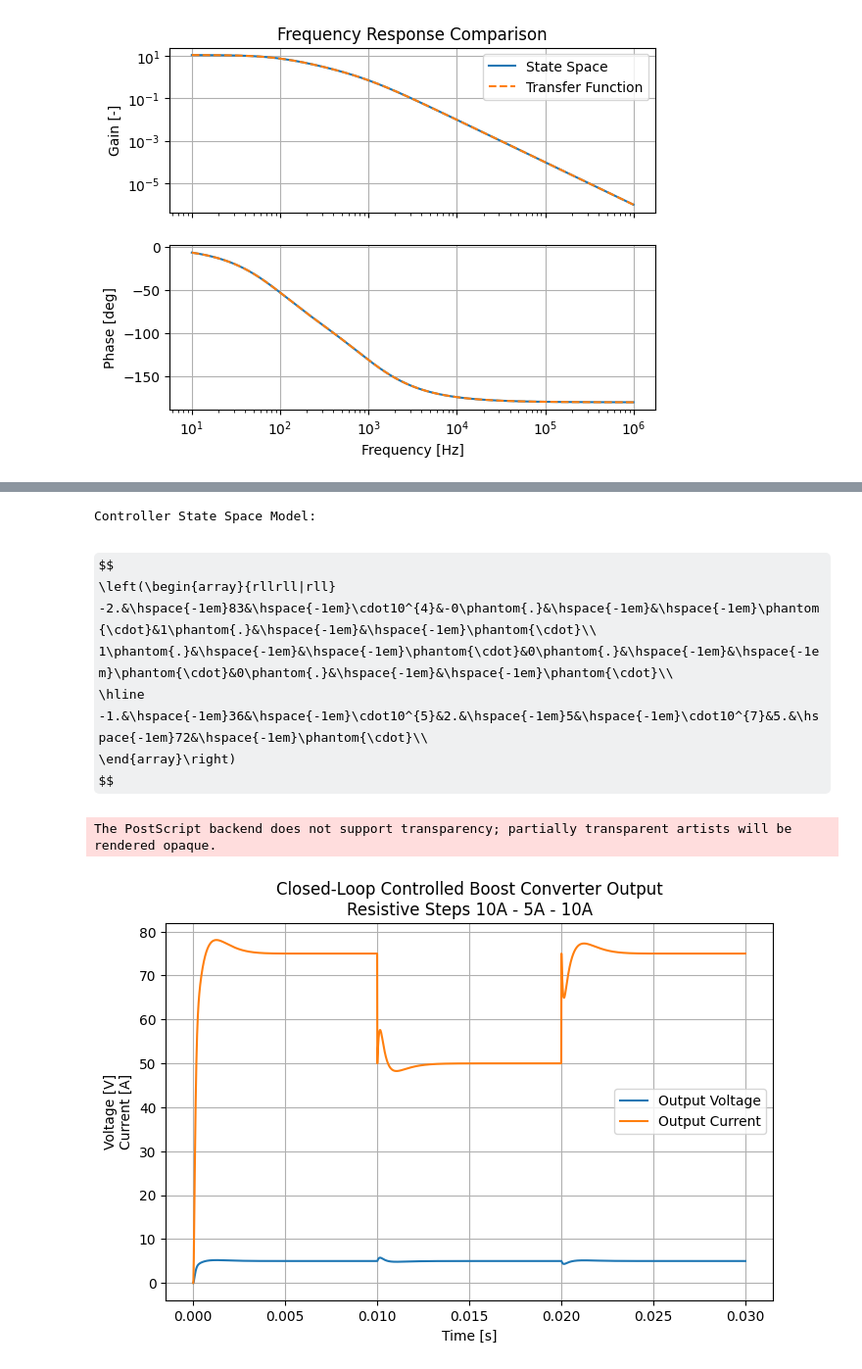
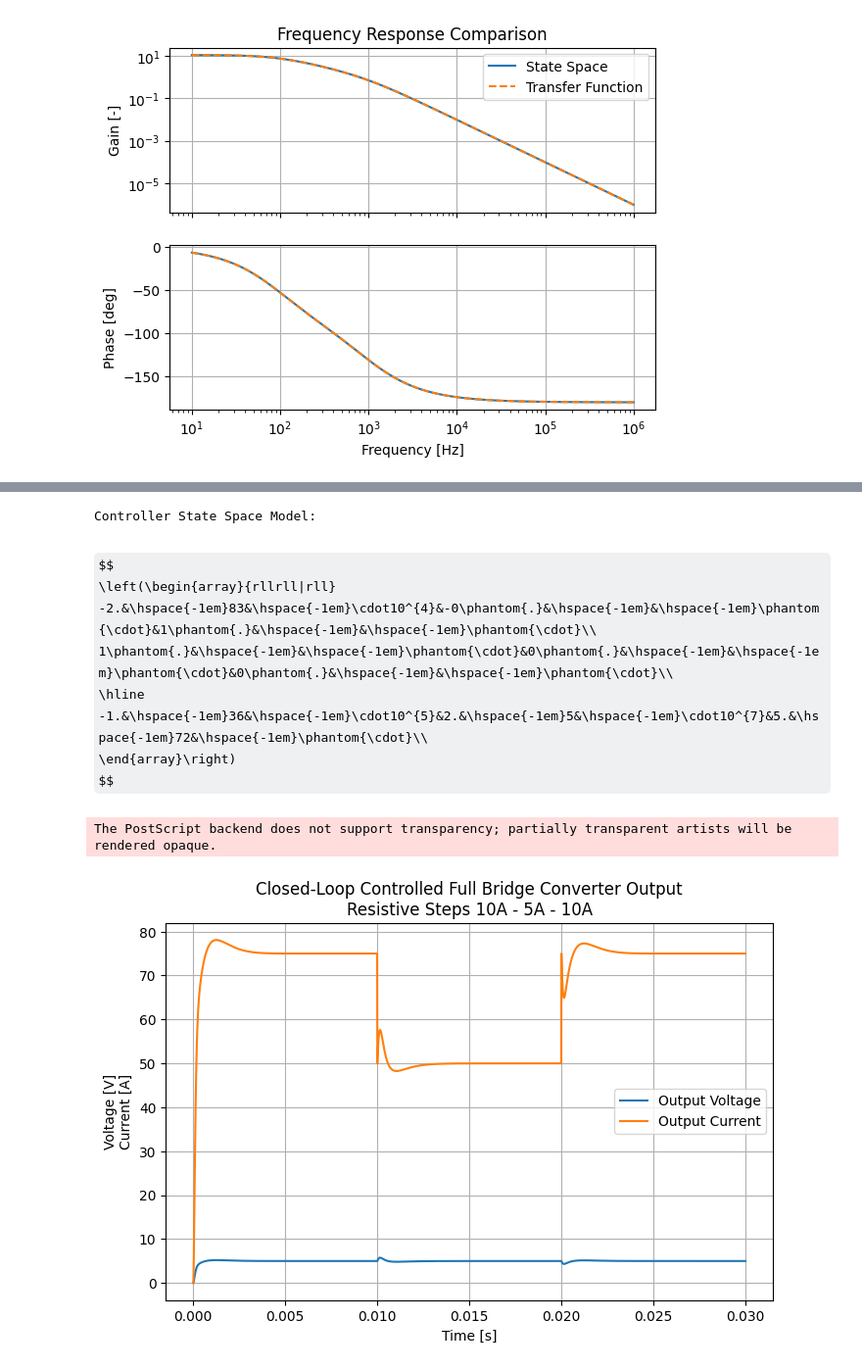
Before and after one commit to shelbyaquiring/EECE550, a Jupyter notebook: HW2_Q8_bridge.ipynb, the cells around one changed output, grey strips where cells are left out. Shown at 98% size. Cells and saved outputs as stored; diff of their text form; code cells hidden in the pictures; some formulas as TeX source.

```diff
--- a/HW2_Q8_bridge.ipynb
+++ b/HW2_Q8_bridge.ipynb
@@ -367,32 +369,32 @@ time_all = np.array([*time_segment, *(time_segment + Tmax), *(time_segment + Tma
 yout_all = np.array([*yout_1, *yout_2, *yout_3])
 xout_all = np.block([xout_1.T, xout_2.T, xout_3.T])
 current_all = np.array([*yout_1 * (-alpha_10[-1, -1]), *yout_2 * (-alpha_5[-1, -1]), *yout_3 * (-alpha_10[-1, -1])])
 
 yout_ol_all = np.array([*yout_ol_1, *yout_ol_2, *yout_ol_3])
 xout_ol_all = np.block([xout_ol_1.T, xout_ol_2.T, xout_ol_3.T])
 current_ol_all = np.array([*yout_ol_1 * (-alpha_10[-1, -1]), *yout_ol_2 * (-alpha_5[-1, -1]), *yout_ol_3 * (-alpha_10[-1, -1])])
 
 
 fig, ax = plt.subplots(figsize=(8, 5))
 ax.plot(time_all, yout_all, label='Output Voltage')
 ax.plot(time_all, current_all, label='Output Current')
 ax.grid('enable')
 ax.set_xlabel('Time [s]')
 ax.set_ylabel('Voltage [V]\nCurrent [A]')
-ax.set_title('Closed-Loop Controlled Boost Converter Output\nResistive Steps 10A - 5A - 10A')
+ax.set_title('Closed-Loop Controlled Full Bridge Converter Output\nResistive Steps 10A - 5A - 10A')
 ax.legend()
 
 # Save the figure
 plt.savefig(f'figs/bridge_steps.eps', format='eps')
 # %% [output]
 Controller State Space Model:
 $$
 \left(\begin{array}{rllrll|rll}
 -2.&\hspace{-1em}83&\hspace{-1em}\cdot10^{4}&-0\phantom{.}&\hspace{-1em}&\hspace{-1em}\phantom{\cdot}&1\phantom{.}&\hspace{-1em}&\hspace{-1em}\phantom{\cdot}\\
 1\phantom{.}&\hspace{-1em}&\hspace{-1em}\phantom{\cdot}&0\phantom{.}&\hspace{-1em}&\hspace{-1em}\phantom{\cdot}&0\phantom{.}&\hspace{-1em}&\hspace{-1em}\phantom{\cdot}\\
 \hline
 -1.&\hspace{-1em}36&\hspace{-1em}\cdot10^{5}&2.&\hspace{-1em}5&\hspace{-1em}\cdot10^{7}&5.&\hspace{-1em}72&\hspace{-1em}\phantom{\cdot}\\
 \end{array}\right)
 $$
 The PostScript backend does not support transparency; partially transparent artists will be rendered opaque.
-[figure, old version]
+[figure, new version]
```
Also changed, not shown: parts of 2 cells of this notebook, 3 other files.
